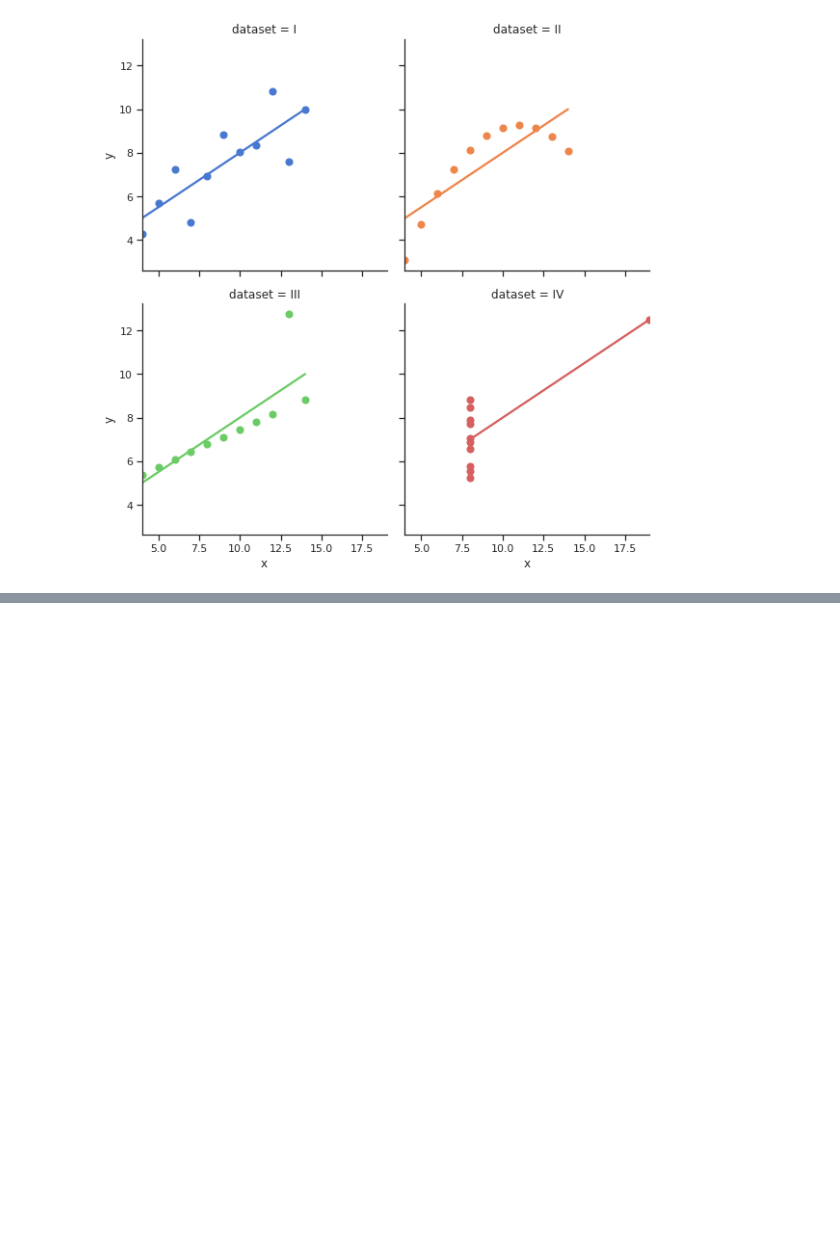
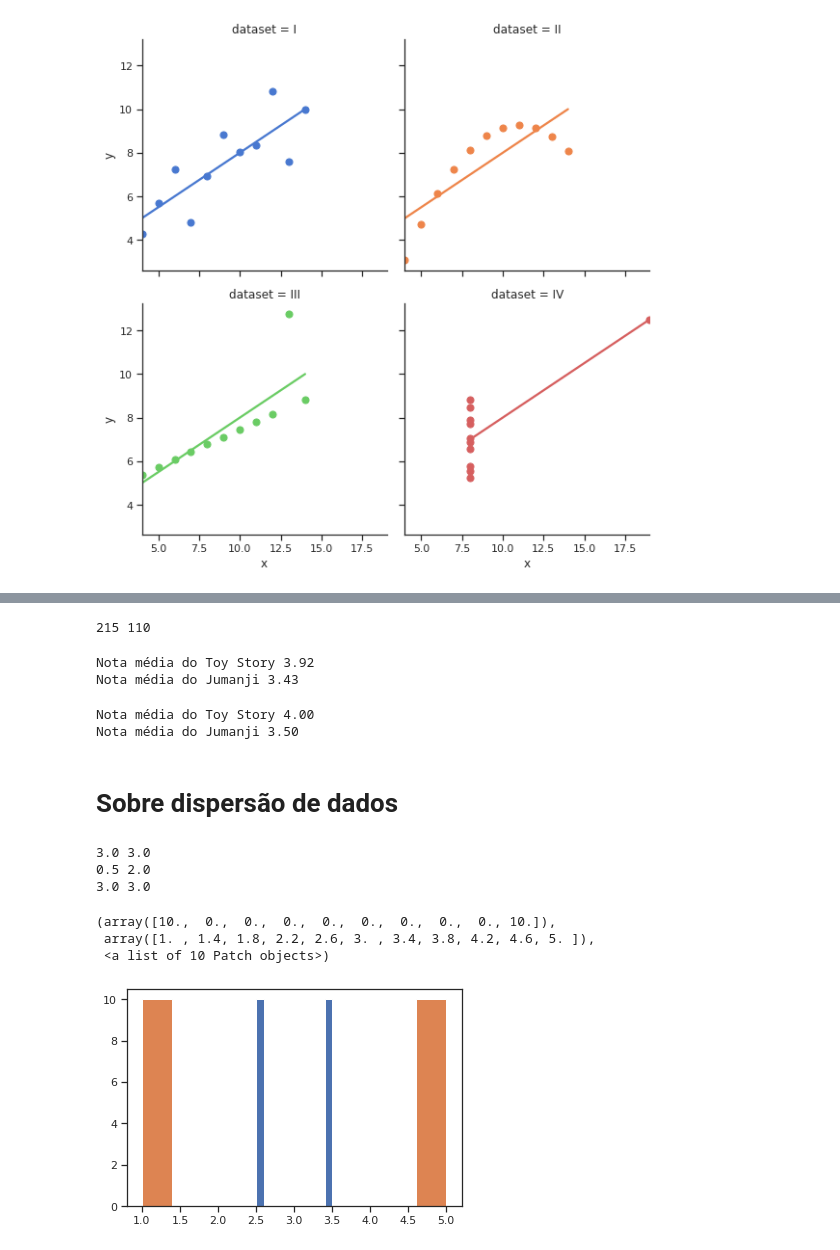
Before and after one commit to mcmaia/DataSci_Studies, a Jupyter notebook: Intro_data_sci.ipynb, the cells around one changed output, grey strips where cells are left out. Cells and saved outputs as stored; diff of their text form; code cells hidden in the pictures; blank space fills up the shorter version.

```diff
--- a/Intro_data_sci.ipynb
+++ b/Intro_data_sci.ipynb
@@ -493,0 +516,48 @@ sns.lmplot(x="x", y="y",
+# %%
+#Primeiro eu pergunto (query) ao bd para concatenas as notas de cada filme
+#Depois eu printo o tamanho (len), ou seja, o numero de ocorrencias que a nota de cada filme tem(numero de pessoas que votaram nesse filme)
+
+notas_toyStory = notas.query("filmeId==1")
+notas_jumanji = notas.query("filmeId==2")
+
+print(len(notas_toyStory), len(notas_jumanji))
+# %% [output]
+215 110
+# %%
+# %.2f = duas casas do ponto flutuante. Isto é, arrendondará o numero para duas casas decimais depois da visgula
+
+print("Nota média do Toy Story %.2f" % notas_toyStory.nota.mean())
+print("Nota média do Jumanji %.2f" % notas_jumanji.nota.mean())
+# %% [output]
+Nota média do Toy Story 3.92
+Nota média do Jumanji 3.43
+# %%
+print("Nota média do Toy Story %.2f" % notas_toyStory.nota.median())
+print("Nota média do Jumanji %.2f" % notas_jumanji.nota.median())
+# %% [output]
+Nota média do Toy Story 4.00
+Nota média do Jumanji 3.50
+# %% [markdown]
+# **Sobre dispersão de dados**
+# %%
+filme1 = np.append(np.array([2.5] * 10), np.array([3.5] * 10))
+filme2 = np.append(np.array([5] * 10), np.array([1] * 10))
+# %%
+# Mostraremos na tela as médias, as medianas e o desvio padrão das notas de ambos os filmes:
+#std -> desvio padrã
+
+print(filme1.mean(), filme2.mean())
+print(np.std(filme1), np.std(filme2))
+print(np.median(filme1), np.median(filme2))
+# %% [output]
+3.0 3.0
+0.5 2.0
+3.0 3.0
+# %%
+plt.hist(filme1)
+plt.hist(filme2)
+# %% [output]
+(array([10.,  0.,  0.,  0.,  0.,  0.,  0.,  0.,  0., 10.]),
+ array([1. , 1.4, 1.8, 2.2, 2.6, 3. , 3.4, 3.8, 4.2, 4.6, 5. ]),
+ <a list of 10 Patch objects>)
+[figure, added]
```
Also changed, not shown: parts of 10 cells of this notebook.
